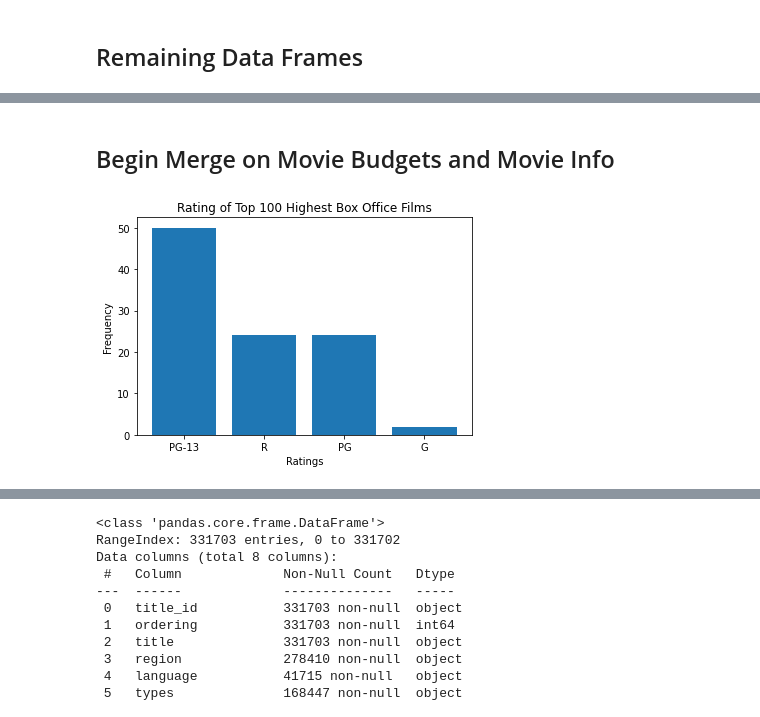
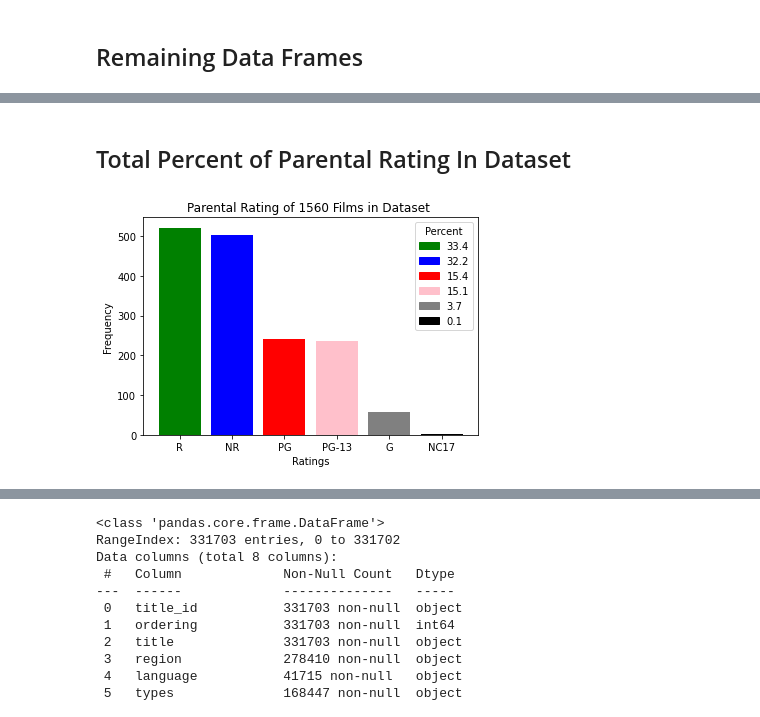
Before and after one commit to soohyunnie/avocoder-group-3-movie-analysis, a Jupyter notebook: Mitch_Notebook.ipynb, the cells around one changed output, grey strips where cells are left out. Saved outputs shown, nothing was run; the diff lists cells and outputs as text; code cells hidden in the pictures.

Commit message:
Mitch Visuals Parental Ratings Complete

```diff
--- a/Mitch_Notebook.ipynb
+++ b/Mitch_Notebook.ipynb
@@ -64,27 +65,38 @@ df_movie_budgets = pd.read_csv('data/tn.movie_budgets.csv.gz')
 df_movie_budgets['production_budget'] = df_movie_budgets['production_budget'].map(lambda x: x.strip('$')).str.replace(',','').astype(float)
 df_movie_budgets['domestic_gross'] = df_movie_budgets['domestic_gross'].map(lambda x: x.strip('$')).str.replace(',','').astype(float)
 df_movie_budgets['worldwide_gross'] = df_movie_budgets['worldwide_gross'].map(lambda x: x.strip('$')).str.replace(',','').astype(float)
-# %% [markdown]
-## Begin Merge on Movie Budgets and Movie Info
+# %% [markdown]
+## Total Percent of Parental Rating In Dataset
+# %%
+df_movie_info['box_office'] = df_movie_info['box_office'].str.replace(',','').astype(float)
 # %%
-df_movie_info['release_date'] = pd.to_datetime(df_movie_info['theater_date'])
+#df_movie_info['release_date'] = pd.to_datetime(df_movie_info['theater_date'])
 df_dropped_na = df_movie_info.dropna(subset=['box_office'])
+
 
 #df_movie_budgets['total_profit'] = df_movie_budgets['worldwide_gross'] - df_movie_budgets['production_budget']
 #df_movie_budgets['release_date'] = pd.to_datetime(df_movie_budgets['release_date'])
 #df_info_budget_merge = df_movie_budgets.merge(df_movie_info, on='release_date' )
 #df_info_budget_merge.sort_values('total_profit', ascending=False).head(50)
-#df_movie_info['box_office'] = df_movie_info['box_office'].str.replace(',','').astype(float)
-df_dropped_na =df_dropped_na.sort_values('box_office',ascending=False).head(100)
+
+df_dropped_na = df_dropped_na.sort_values('box_office',ascending=False)
 
 fig , ax = plt.subplots()
+x = list(df_movie_info.value_counts('rating').index)
+height = list(df_movie_info.value_counts('rating'))
+color = ['green','blue','red','pink', 'grey', 'black']
 
-ax.bar(x=df_dropped_na.value_counts('rating').index[:100],height =df_dropped_na.value_counts('rating').head(100))
-ax.set_title('Rating of Top 100 Highest Box Office Films')
+ax.bar(x = x ,height = height,color=color)
+
+
+ax.set_title('Parental Rating of 1560 Films in Dataset ')
 ax.set_xlabel('Ratings')
-ax.set_ylabel('Frequency');
+ax.set_ylabel('Frequency')
+colors = {round((height[val]/len(df_movie_info))*100,1) : color[val] for val in range(0,len(color))}
+labels = list(colors.keys())
+handles = [plt.Rectangle((0,0),1,1, color=colors[label]) for label in labels]
+plt.legend(handles, labels, title='Percent');
 
-rating_map = {'R':4, 'PG-13':3, 'PG':2, 'G':1,}
-df_dropped_na['rating_number'] = df_dropped_na['rating'].map(rating_map)
+plt.savefig('test.png')
 # %% [output]
-[figure, old version]
+[figure, new version]
```
Also changed, not shown: parts of 10 cells of this notebook, 7 other files.
